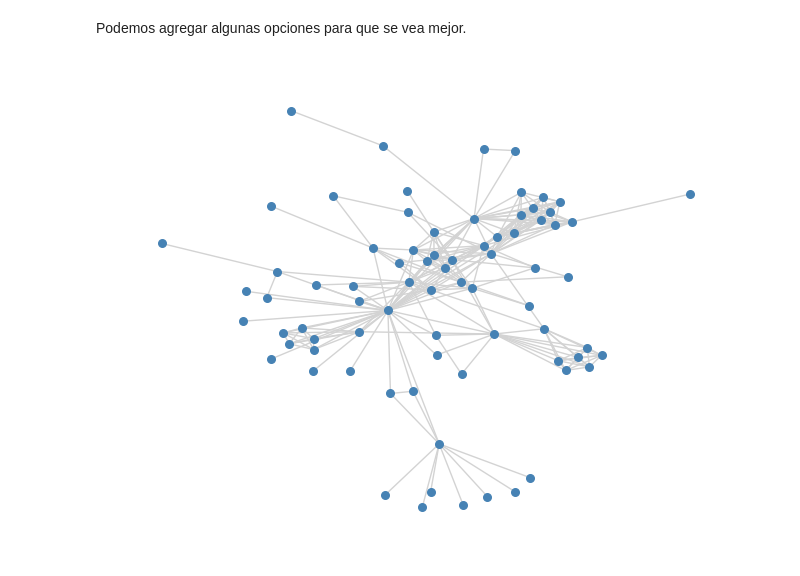
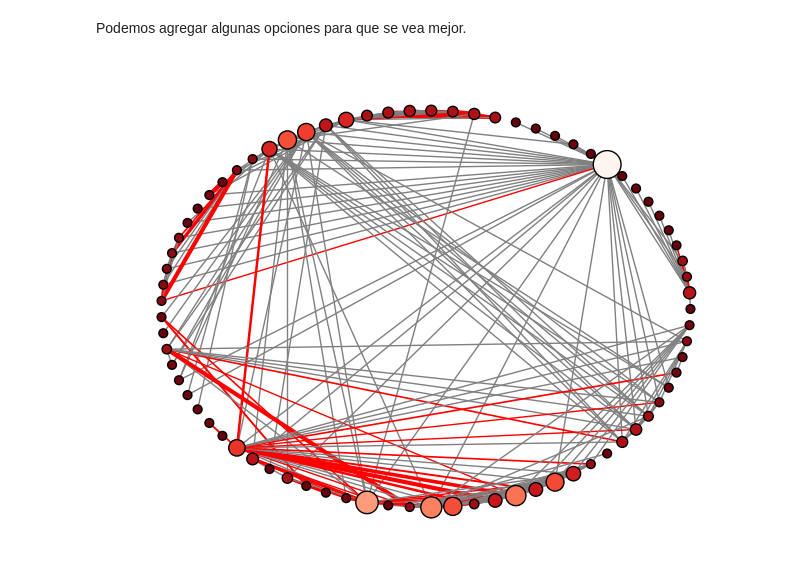
Before and after one commit to desareca/infovis-MDS_UDD, a Jupyter notebook: notebooks/02 - Graficos avanzados.ipynb, the cells around one changed output. Cells and saved outputs as stored; diff of their text form; code cells hidden in the pictures.

```diff
--- a/notebooks/02 - Graficos avanzados.ipynb
+++ b/notebooks/02 - Graficos avanzados.ipynb
@@ -485,12 +488,21 @@ nx.draw(network)
 # %% [markdown]
 Podemos agregar algunas opciones para que se vea mejor.
 # %%
+color_node = pd.concat([ls[['source', 'value']], ls[['target', 'value']].rename(columns={'target': 'source'})], axis=0).groupby('source').sum()
+color_node = (color_node - color_node.min()) / (color_node.max() - color_node.min())
+q_c = 0.85
+
 options = {
-    "node_color": "steelblue",
-    "edge_color": 'lightgray',
-    "node_size": 30
+    "node_color": [color_node.loc[node].values[0] for node in network.nodes],#"steelblue",
+    "edgecolors": "black",
+    "edge_color": ls['value'].apply(lambda x: 'gray' if x<ls['value'].quantile(q_c).astype(int) else 'red').tolist(), #'lightgray',
+    "width": ls['value'].apply(lambda x: 1 if x<ls['value'].quantile(q_c).astype(int) else min(x/ls['value'].quantile(q_c).astype(int), 3)).tolist(), #'lightgray',
+    "node_size": [max(0.1, color_node.loc[node].values[0]) * 400 for node in network.nodes],
+    "cmap": plt.cm.Reds_r
 }
 
-nx.draw(network, **options)
+pos = nx.circular_layout(network)
+
+nx.draw(network, pos, **options)
 # %% [output]
-[figure, old version]
+[figure, new version]
```
Also changed, not shown: parts of 9 cells of this notebook, 2 other files.
